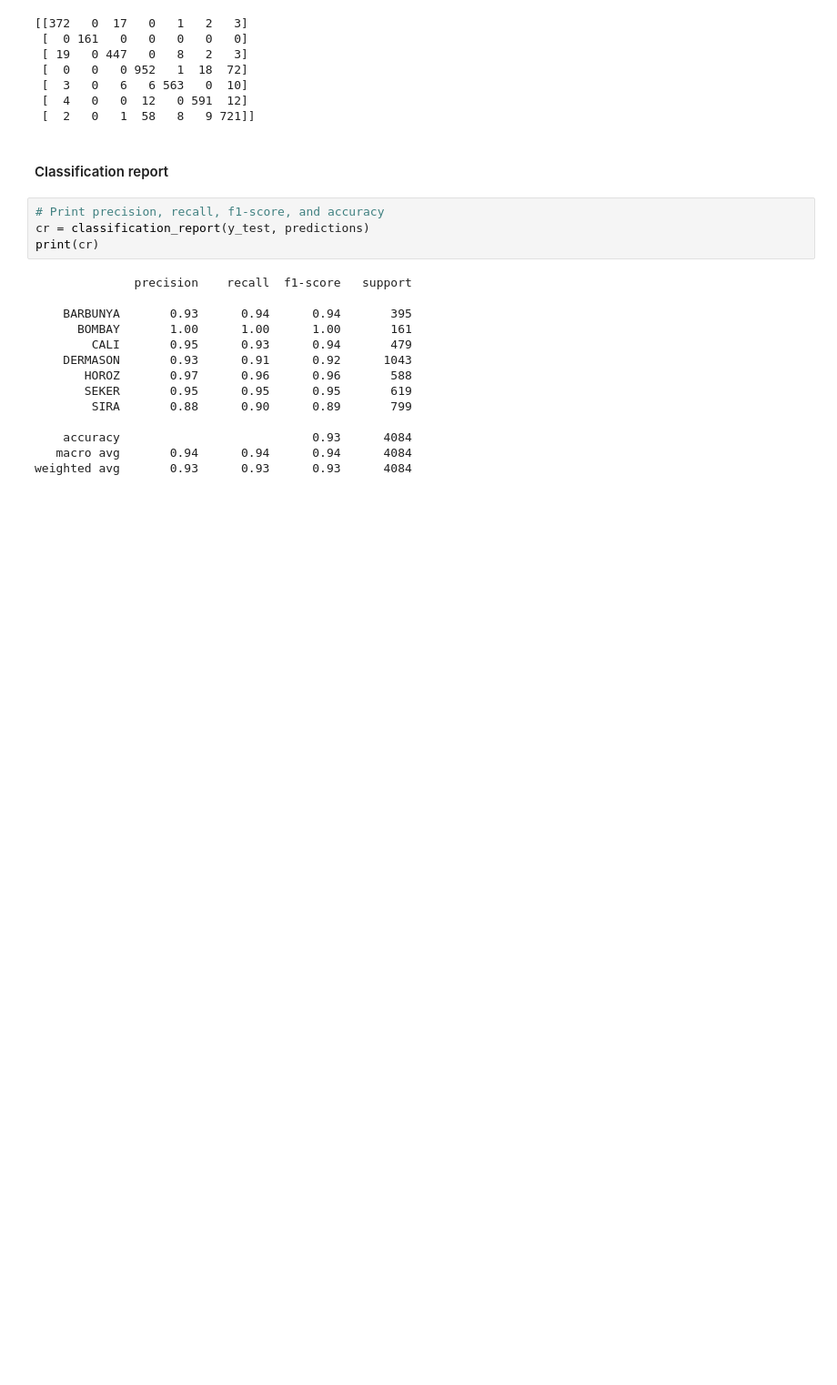
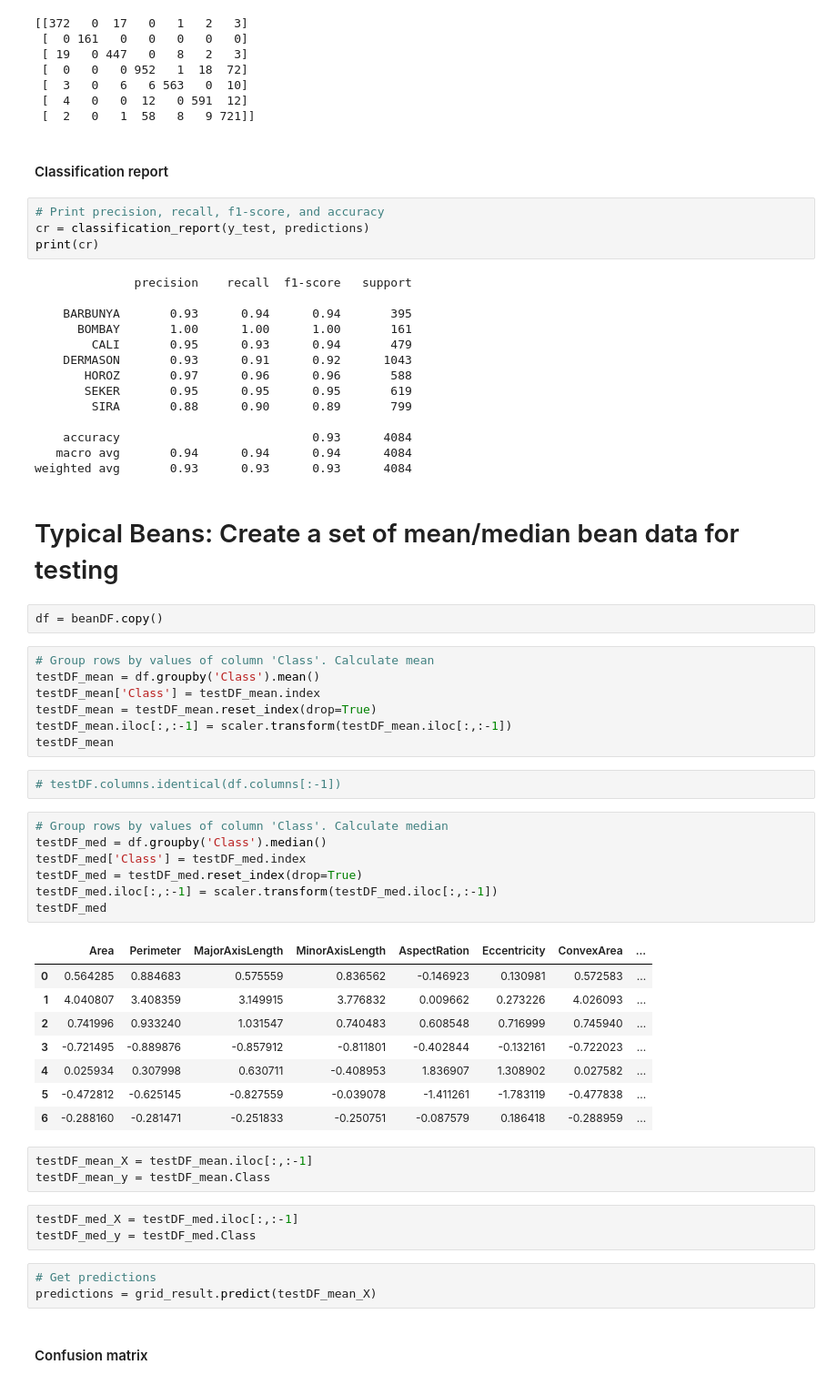
Before and after one commit to ScottBreitbach/DSC550, a Jupyter notebook: FinalProject/M5_test.ipynb, the cells around one changed output. Shown at 91% size. Drawn from its saved outputs; the diff is of its cells as text; blank space fills up the shorter version.

```diff
--- a/FinalProject/M5_test.ipynb
+++ b/FinalProject/M5_test.ipynb
@@ -634,3 +634,43 @@ print(cr)
     accuracy                           0.93      4084
    macro avg       0.94      0.94      0.94      4084
 weighted avg       0.93      0.93      0.93      4084
+# %% [markdown]
+# Typical Beans: Create a set of mean/median bean data for testing
+# %%
+df = beanDF.copy()
+# %%
+# Group rows by values of column 'Class'. Calculate mean
+testDF_mean = df.groupby('Class').mean()
+testDF_mean['Class'] = testDF_mean.index
+testDF_mean = testDF_mean.reset_index(drop=True)
+testDF_mean.iloc[:,:-1] = scaler.transform(testDF_mean.iloc[:,:-1])
+testDF_mean
+# %%
+# testDF.columns.identical(df.columns[:-1])
+# %%
+# Group rows by values of column 'Class'. Calculate median
+testDF_med = df.groupby('Class').median()
+testDF_med['Class'] = testDF_med.index
+testDF_med = testDF_med.reset_index(drop=True)
+testDF_med.iloc[:,:-1] = scaler.transform(testDF_med.iloc[:,:-1])
+testDF_med
+# %% [output]
+|  | Area | Perimeter | MajorAxisLength | MinorAxisLength | AspectRation | Eccentricity | ConvexArea | ... |
+| 0 | 0.564285 | 0.884683 | 0.575559 | 0.836562 | -0.146923 | 0.130981 | 0.572583 | ... |
+| 1 | 4.040807 | 3.408359 | 3.149915 | 3.776832 | 0.009662 | 0.273226 | 4.026093 | ... |
+| 2 | 0.741996 | 0.933240 | 1.031547 | 0.740483 | 0.608548 | 0.716999 | 0.745940 | ... |
+| 3 | -0.721495 | -0.889876 | -0.857912 | -0.811801 | -0.402844 | -0.132161 | -0.722023 | ... |
+| 4 | 0.025934 | 0.307998 | 0.630711 | -0.408953 | 1.836907 | 1.308902 | 0.027582 | ... |
+| 5 | -0.472812 | -0.625145 | -0.827559 | -0.039078 | -1.411261 | -1.783119 | -0.477838 | ... |
+| 6 | -0.288160 | -0.281471 | -0.251833 | -0.250751 | -0.087579 | 0.186418 | -0.288959 | ... |
+# %%
+testDF_mean_X = testDF_mean.iloc[:,:-1]
+testDF_mean_y = testDF_mean.Class
+# %%
+testDF_med_X = testDF_med.iloc[:,:-1]
+testDF_med_y = testDF_med.Class
+# %%
+# Get predictions
+predictions = grid_result.predict(testDF_mean_X)
+# %% [markdown]
+#### Confusion matrix
```
Also changed, not shown: parts of 9 cells of this notebook, 1 other file.
